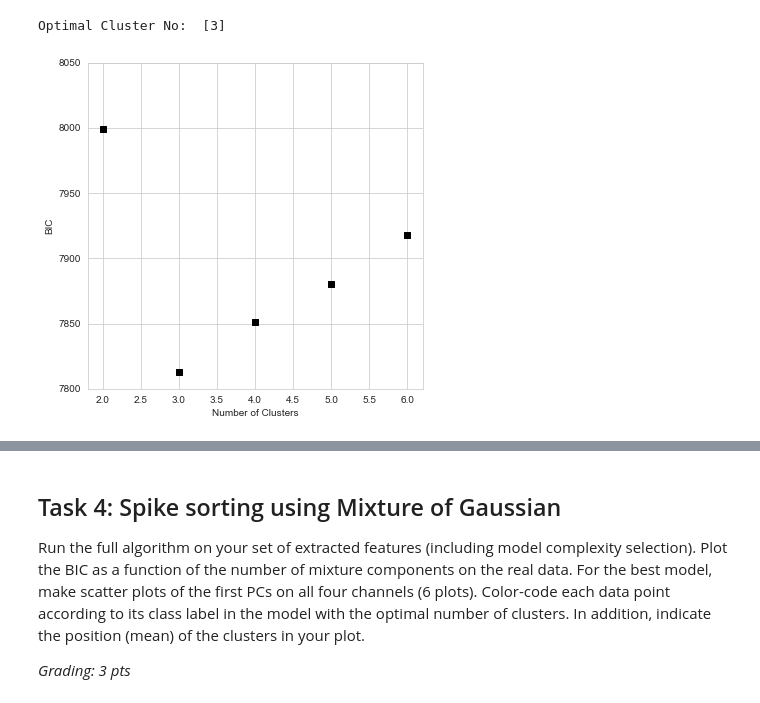
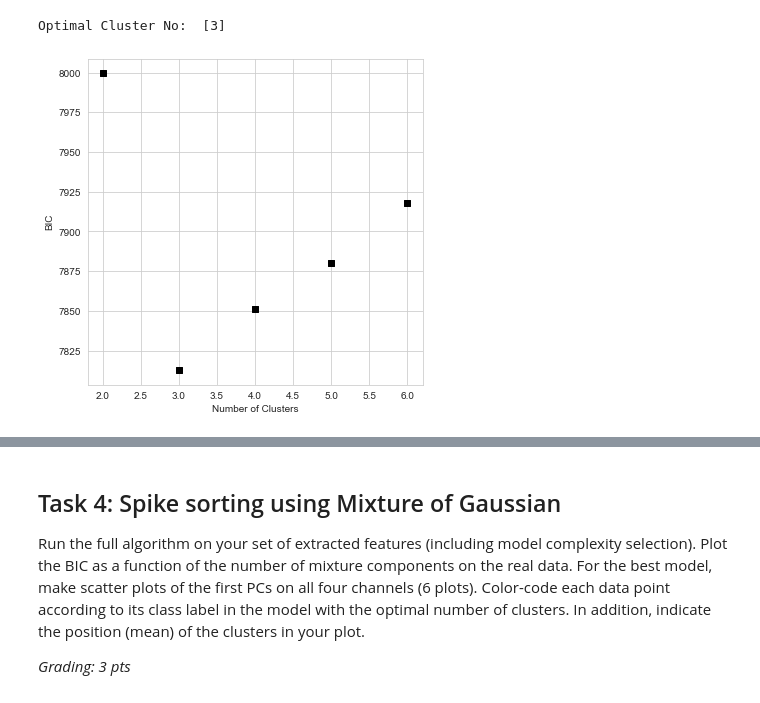
Before and after one commit to mdittschar/NDS, a Jupyter notebook: CodingLab2.ipynb, the cells around one changed output, grey strips where cells are left out. Drawn from its saved outputs; the diff is of its cells as text; code cells hidden in the pictures.

```diff
--- a/CodingLab2.ipynb
+++ b/CodingLab2.ipynb
@@ -306,11 +305,11 @@ def fit_mog(x,k, niters=10, random_seed=0):
     # init (1 pt)
     # -----------
 
-    mean_log_probs = []
+    mlls = []
     iter = 0
 
     while True:
-        if len(mean_log_probs) > 2 and (mean_log_probs[-1] - mean_log_probs[-2]) < 0.0001:
+        if len(mlls) > 2 and (mlls[-1] - mlls[-2]) < 0.0001:
             break
 
         iter = iter + 1
@@ -332,8 +331,8 @@ def fit_mog(x,k, niters=10, random_seed=0):
         # divide by sum
         log_labels_sum = logsumexp(log_labels, axis=0)
         labels = np.exp(log_labels - np.expand_dims(log_labels_sum, axis=0))
-        mean_log_prob = np.mean(log_labels_sum)
-        mean_log_probs = np.append(mean_log_probs,mean_log_prob)
+        mll = np.mean(log_labels_sum)
+        mlls = np.append(mlls,mll)
 
 
         # m-step
@@ -356,16 +355,16 @@ def fit_mog(x,k, niters=10, random_seed=0):
             pis, mus, sigmas = init_params(x, k, random_seed)
 
 
-    print(f"Iterations: {iter}\nMean Log-Likelihood: {mean_log_prob}")
+    print(f"Iterations: {iter}\nMean Log-Likelihood: {mll}")
 
-    return mean_log_probs, pis, mus, sigmas, labels
+    return mlls, pis, mus, sigmas, labels
 # %% [markdown]
 Run Mixture of Gaussian on toy data
 # %%
-mean_log_prob2, pis2, mus2, sigmas2, labels2= fit_mog(x.T,2, random_seed=16)
-mean_log_prob3, pis3, mus3, sigmas3, labels3= fit_mog(x.T,3, random_seed=10)
-mean_log_prob4, pis4, mus4, sigmas4, labels4= fit_mog(x.T,4, random_seed=42)
-mean_log_prob5, pis5, mus5, sigmas5, labels5= fit_mog(x.T,5, random_seed=20)
-mean_log_prob6, pis6, mus6, sigmas6, labels6= fit_mog(x.T,6, random_seed=6)
-mean_log_prob7, pis7, mus7, sigmas7, labels7= fit_mog(x.T,7, random_seed=0)
+mll2, pis2, mus2, sigmas2, labels2= fit_mog(x.T,2, random_seed=2)
+mll3, pis3, mus3, sigmas3, labels3= fit_mog(x.T,3, random_seed=10)
+mll4, pis4, mus4, sigmas4, labels4= fit_mog(x.T,4, random_seed=42)
+mll5, pis5, mus5, sigmas5, labels5= fit_mog(x.T,5, random_seed=20)
+mll6, pis6, mus6, sigmas6, labels6= fit_mog(x.T,6, random_seed=6)
+mll7, pis7, mus7, sigmas7, labels7= fit_mog(x.T,7, random_seed=0)
 # %% [output]
@@ -479,11 +476,11 @@ def mog_bic(x, m, S, p, mll):
     return (bic, LL)
 # %%
 
-bic2, LL2 = mog_bic(x.T, m=mus2, S=sigmas2, p=pis2, mll= mean_log_prob2[-1])
-bic3, LL3 = mog_bic(x.T, m=mus3, S=sigmas3, p=pis3, mll= mean_log_prob3[-1])
-bic4, LL4 = mog_bic(x.T, m=mus4, S=sigmas4, p=pis4, mll= mean_log_prob4[-1])
-bic5, LL5 = mog_bic(x.T, m=mus5, S=sigmas5, p=pis5, mll= mean_log_prob5[-1])
-bic6, LL6 = mog_bic(x.T, m=mus6, S=sigmas6, p=pis6, mll= mean_log_prob6[-1])
+bic2, LL2 = mog_bic(x.T, m=mus2, S=sigmas2, p=pis2, mll= mll2[-1])
+bic3, LL3 = mog_bic(x.T, m=mus3, S=sigmas3, p=pis3, mll= mll3[-1])
+bic4, LL4 = mog_bic(x.T, m=mus4, S=sigmas4, p=pis4, mll= mll4[-1])
+bic5, LL5 = mog_bic(x.T, m=mus5, S=sigmas5, p=pis5, mll= mll5[-1])
+bic6, LL6 = mog_bic(x.T, m=mus6, S=sigmas6, p=pis6, mll= mll6[-1])
 # %%
 # ---------------------------------------------------------------------------------------------------
 # Compute and plot the BIC for mixture models with different numbers of clusters (e.g., 2 - 6). (0.5 pts)
@@ -503,14 +500,13 @@ Optimal Cluster No:  [3]
 # %%
 plt.figure(figsize=(6,6))
 
 # insert your code here
 plt.scatter(np.arange(2,7),bics, color = "k", marker="s")
-plt.ylim (7800, 8050)
 plt.xlabel("Number of Clusters")
 plt.ylabel("BIC")
 plt.show()
 # %% [output]
-[figure, old version]
+[figure, new version]
 # %% [markdown]
 ![fig_cl2_t3_0](embedded-picture-1)
 # %% [markdown]
```
Also changed, not shown: parts of 9 cells of this notebook.
